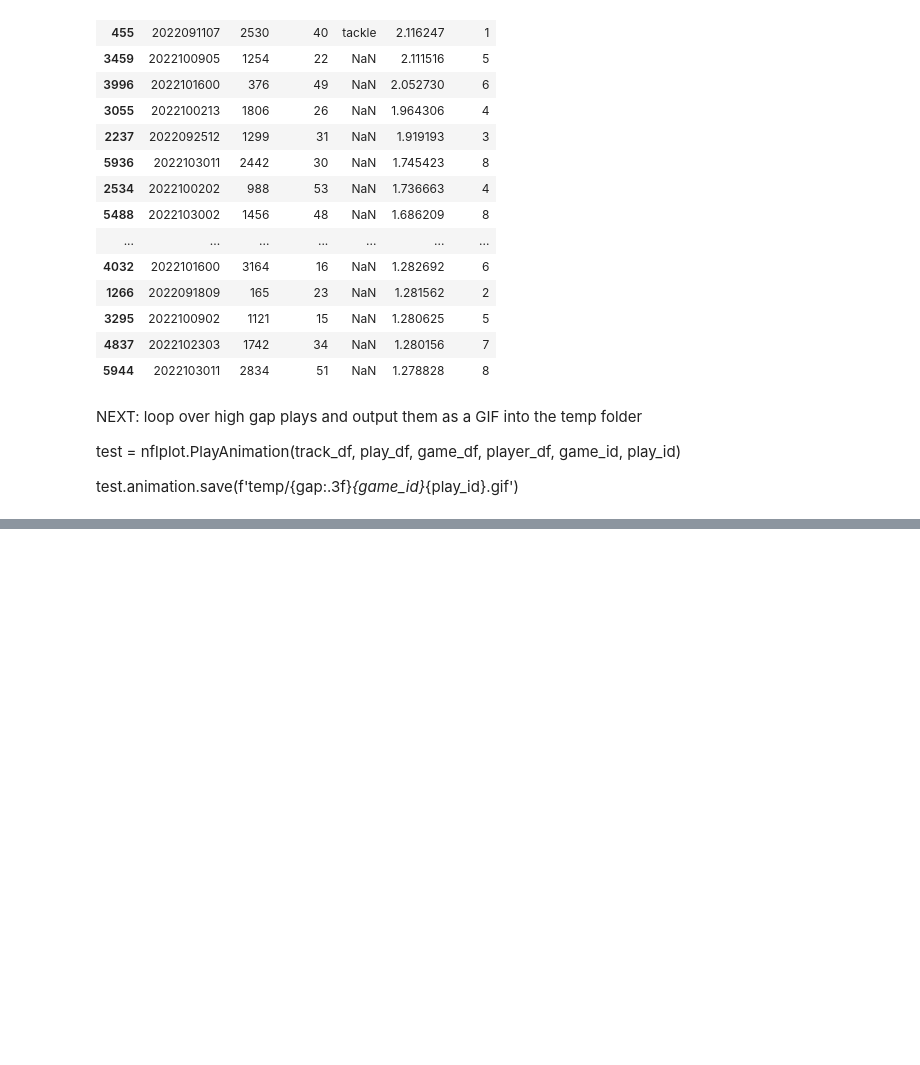
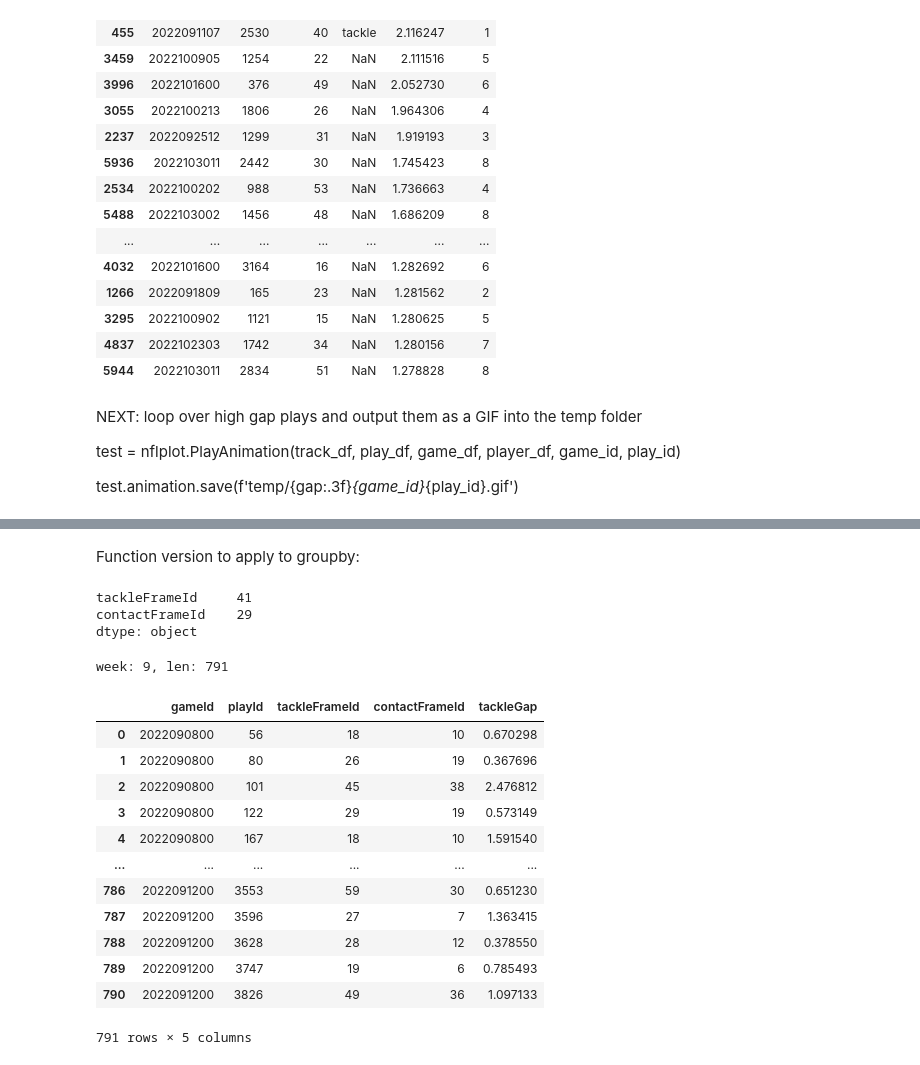
Before and after one commit to pschlais/kaggle_nfl_bdb_2024, a Jupyter notebook: exploration_tackle_events.ipynb, the cells around one changed output, grey strips where cells are left out. Cells and saved outputs as stored; diff of their text form; code cells hidden in the pictures; blank space fills up the shorter version.

```diff
--- a/exploration_tackle_events.ipynb
+++ b/exploration_tackle_events.ipynb
@@ -657,0 +652,2 @@ gap at contact point: 2.254883589012969
+# %% [markdown]
+Function version to apply to groupby:
@@ -657,0 +672,6 @@ gap at contact point: 2.254883589012969
+# %%
+get_tackle_window_data(temp)
+# %% [output]
+tackleFrameId     41
+contactFrameId    29
+dtype: object
@@ -657,0 +684,59 @@ gap at contact point: 2.254883589012969
+# %%
+# does play contain tackle
+playtackle_df = track_df.groupby(['gameId','playId']).apply(play_contains_tackle).reset_index(name='tackle_flag')
+# does play contain qb slide
+playqbslide_df = track_df.groupby(['gameId','playId']).apply(play_contains_qb_slide).reset_index(name='qbslide_flag')
+
+df = (
+    # attach tackle flag
+    track_df
+    .merge(
+        playtackle_df,
+        how='inner',
+        on=['gameId','playId']
+    )
+    # attach qb slide flag
+    .merge(
+        playqbslide_df,
+        how='inner',
+        on=['gameId','playId']
+    )
+    # filter out plays with a qb slide
+    .query('tackle_flag==True & qbslide_flag==False')
+    # join with tackle data for solo tackle plays
+    .merge(
+        tackle_df.groupby(['gameId','playId']).sum().query('tackle==1 & assist==0').reset_index()[['gameId','playId']],
+        how='inner',
+        on=['gameId','playId']
+    )
+    # # attach tracking data back onto plays after filter
+    # .merge(
+    #     track_df,
+    #     how='inner',
+    #     on=['gameId','playId']
+    # )
+    # calculate gap info
+    .groupby(['gameId','playId'])
+    .apply(get_frame_ids, play_df, tackle_df)
+    .reset_index()
+)
+
+print(f'week: {w}, len: {len(df)}')
+# %% [output]
+week: 9, len: 791
+# %%
+df
+# %% [output]
+|  | gameId | playId | tackleFrameId | contactFrameId | tackleGap |
+| 0 | 2022090800 | 56 | 18 | 10 | 0.670298 |
+| 1 | 2022090800 | 80 | 26 | 19 | 0.367696 |
+| 2 | 2022090800 | 101 | 45 | 38 | 2.476812 |
+| 3 | 2022090800 | 122 | 29 | 19 | 0.573149 |
+| 4 | 2022090800 | 167 | 18 | 10 | 1.591540 |
+| ... | ... | ... | ... | ... | ... |
+| 786 | 2022091200 | 3553 | 59 | 30 | 0.651230 |
+| 787 | 2022091200 | 3596 | 27 | 7 | 1.363415 |
+| 788 | 2022091200 | 3628 | 28 | 12 | 0.378550 |
+| 789 | 2022091200 | 3747 | 19 | 6 | 0.785493 |
+| 790 | 2022091200 | 3826 | 49 | 36 | 1.097133 |
+791 rows × 5 columns
```
Also changed, not shown: parts of 19 cells of this notebook, 3 other files.
